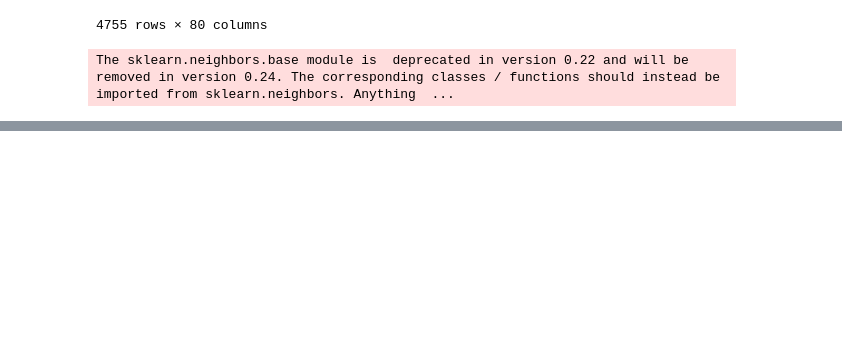
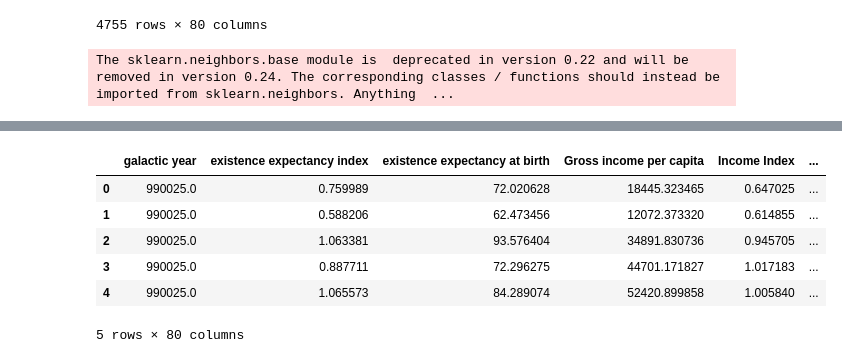
Before and after one commit to devrimcavusoglu/prohack, a Jupyter notebook: notebooks/eda/handling_missing_miss_forest.ipynb, the cells around one changed output, grey strips where cells are left out. Drawn from its saved outputs; the diff is of its cells as text; code cells hidden in the pictures; blank space fills up the shorter version.

```diff
--- a/notebooks/eda/handling_missing_miss_forest.ipynb
+++ b/notebooks/eda/handling_missing_miss_forest.ipynb
@@ -167,3 +166,13 @@ Wall time: 1h 19min 21s
+# %%
+imputed_df.head()
+# %% [output]
+|  | galactic year | existence expectancy index | existence expectancy at birth | Gross income per capita | Income Index | ... |
+| 0 | 990025.0 | 0.759989 | 72.020628 | 18445.323465 | 0.647025 | ... |
+| 1 | 990025.0 | 0.588206 | 62.473456 | 12072.373320 | 0.614855 | ... |
+| 2 | 990025.0 | 1.063381 | 93.576404 | 34891.830736 | 0.945705 | ... |
+| 3 | 990025.0 | 0.887711 | 72.296275 | 44701.171827 | 1.017183 | ... |
+| 4 | 990025.0 | 1.065573 | 84.289074 | 52420.899858 | 1.005840 | ... |
+5 rows × 80 columns
 # %%
 os.makedirs('./outputs', exist_ok=True)
 imputed_df.to_csv('./outputs/miss_forest_all.csv')
```
Also changed, not shown: parts of 15 cells of this notebook, 8 other files.
